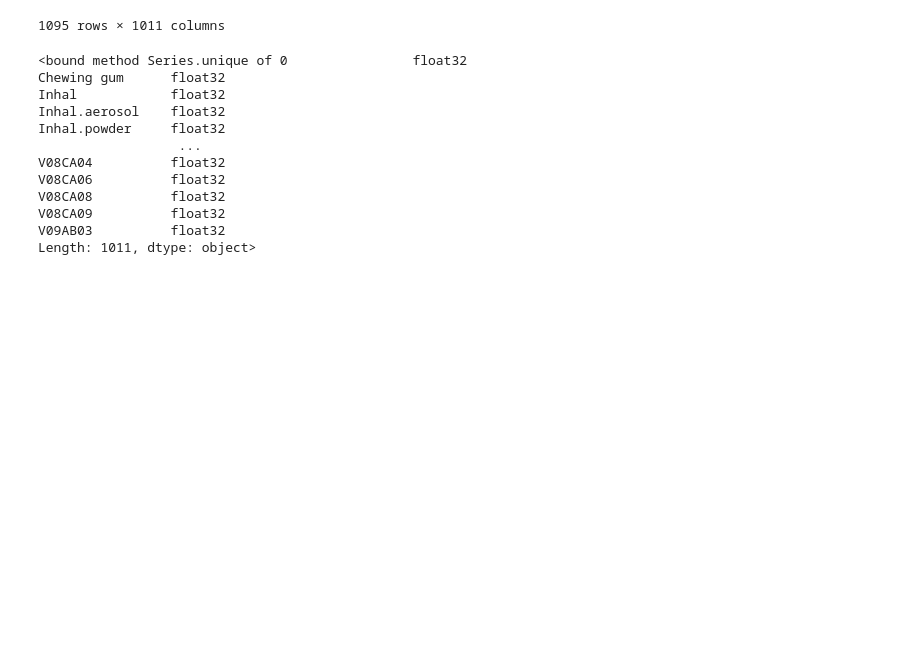
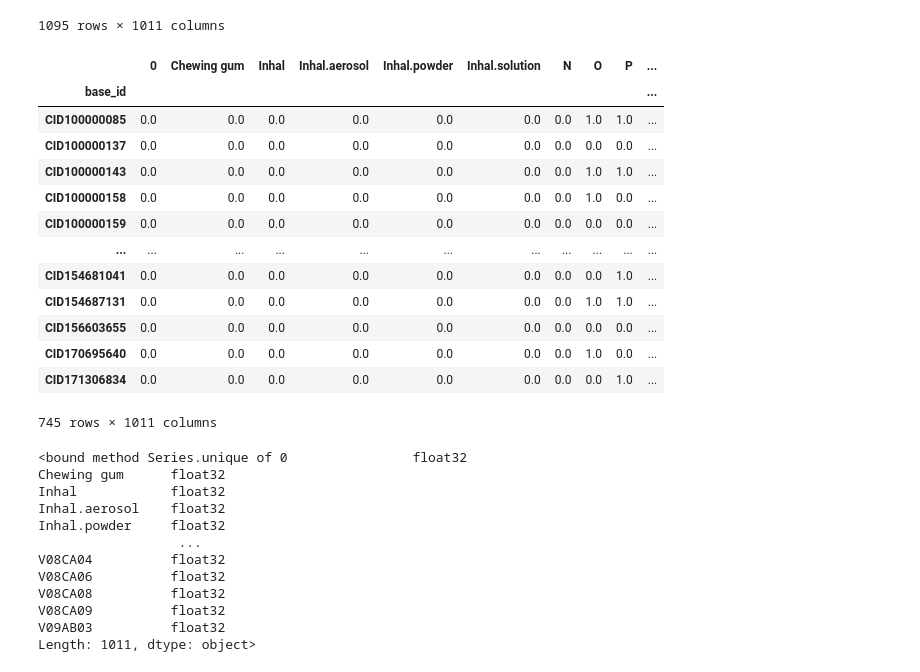
Before and after one commit to christineschutt/LatentDistanceModel, a Jupyter notebook: data/initial.ipynb, the cells around one changed output. Drawn from its saved outputs; the diff is of its cells as text; code cells hidden in the pictures; blank space fills up the shorter version.

```diff
--- a/data/initial.ipynb
+++ b/data/initial.ipynb
@@ -561,6 +561,32 @@ feature_vec_names
 | CID170695640_O | 0.0 | 0.0 | 0.0 | 0.0 | 0.0 | 0.0 | 0.0 | 1.0 | ... |
 | CID171306834_P | 0.0 | 0.0 | 0.0 | 0.0 | 0.0 | 0.0 | 0.0 | 0.0 | ... |
 1095 rows × 1011 columns
+# %%
+feature_vec = feature_vec_names.copy()
+feature_vec.index = feature_vec.index.astype(str)
+
+feature_vec['base_id'] = feature_vec.index.str.extract(r'^(CID\d+)', expand=False)
+feature_vec_combined = feature_vec.groupby('base_id').max()
+
+feature_vec_combined = feature_vec_combined.drop(columns=['base_id'], errors='ignore')
+feature_vec_combined.to_csv('feature_vector_combined.csv', sep =',', index=True)
+# %%
+feature_vec_combined
+# %% [output]
+|  | 0 | Chewing gum | Inhal | Inhal.aerosol | Inhal.powder | Inhal.solution | N | O | P | ... |
+| base_id |  |  |  |  |  |  |  |  |  | ... |
+| CID100000085 | 0.0 | 0.0 | 0.0 | 0.0 | 0.0 | 0.0 | 0.0 | 1.0 | 1.0 | ... |
+| CID100000137 | 0.0 | 0.0 | 0.0 | 0.0 | 0.0 | 0.0 | 0.0 | 0.0 | 0.0 | ... |
+| CID100000143 | 0.0 | 0.0 | 0.0 | 0.0 | 0.0 | 0.0 | 0.0 | 1.0 | 1.0 | ... |
+| CID100000158 | 0.0 | 0.0 | 0.0 | 0.0 | 0.0 | 0.0 | 0.0 | 1.0 | 0.0 | ... |
+| CID100000159 | 0.0 | 0.0 | 0.0 | 0.0 | 0.0 | 0.0 | 0.0 | 0.0 | 0.0 | ... |
+| ... | ... | ... | ... | ... | ... | ... | ... | ... | ... | ... |
+| CID154681041 | 0.0 | 0.0 | 0.0 | 0.0 | 0.0 | 0.0 | 0.0 | 0.0 | 1.0 | ... |
+| CID154687131 | 0.0 | 0.0 | 0.0 | 0.0 | 0.0 | 0.0 | 0.0 | 1.0 | 1.0 | ... |
+| CID156603655 | 0.0 | 0.0 | 0.0 | 0.0 | 0.0 | 0.0 | 0.0 | 0.0 | 0.0 | ... |
+| CID170695640 | 0.0 | 0.0 | 0.0 | 0.0 | 0.0 | 0.0 | 0.0 | 1.0 | 0.0 | ... |
+| CID171306834 | 0.0 | 0.0 | 0.0 | 0.0 | 0.0 | 0.0 | 0.0 | 0.0 | 1.0 | ... |
+745 rows × 1011 columns
 # %%
 #Without names
 feature_vec = feature_vec_names.reset_index(drop=True)
```
Also changed, not shown: 8 other files.
